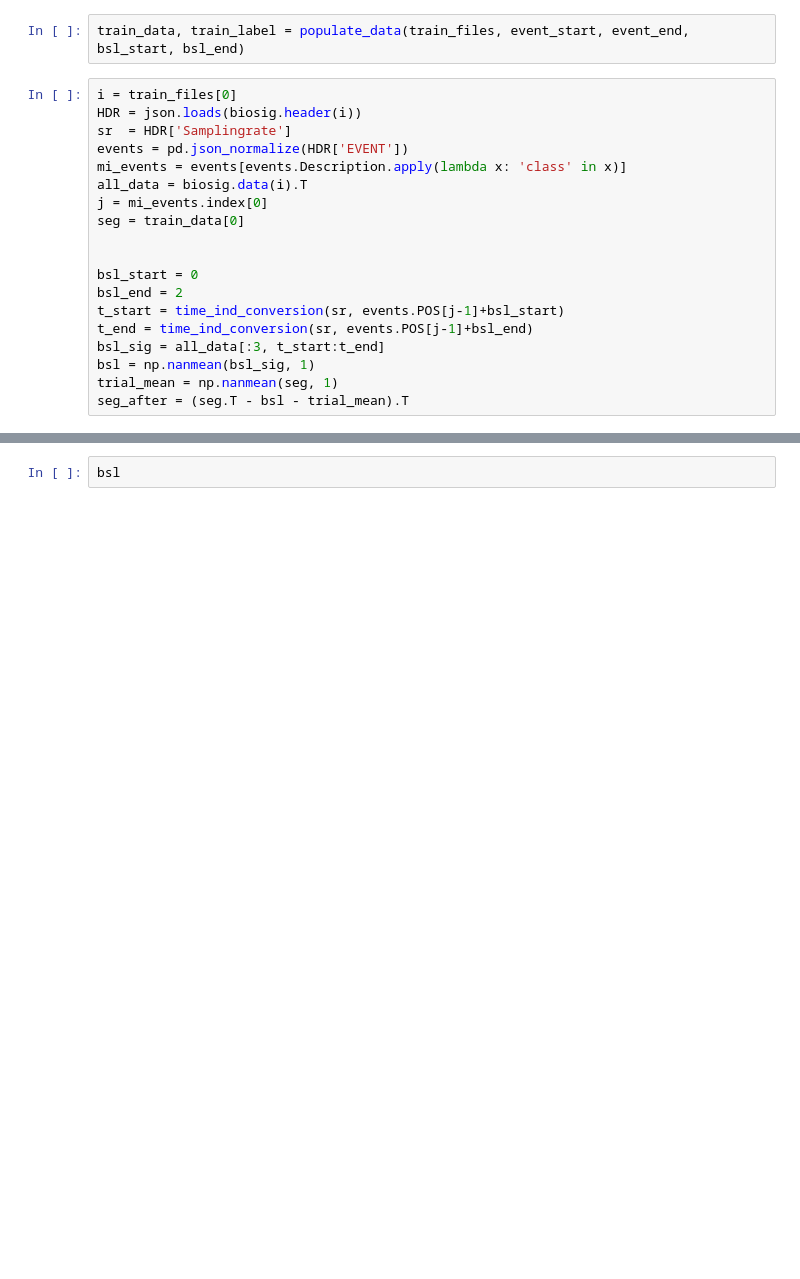
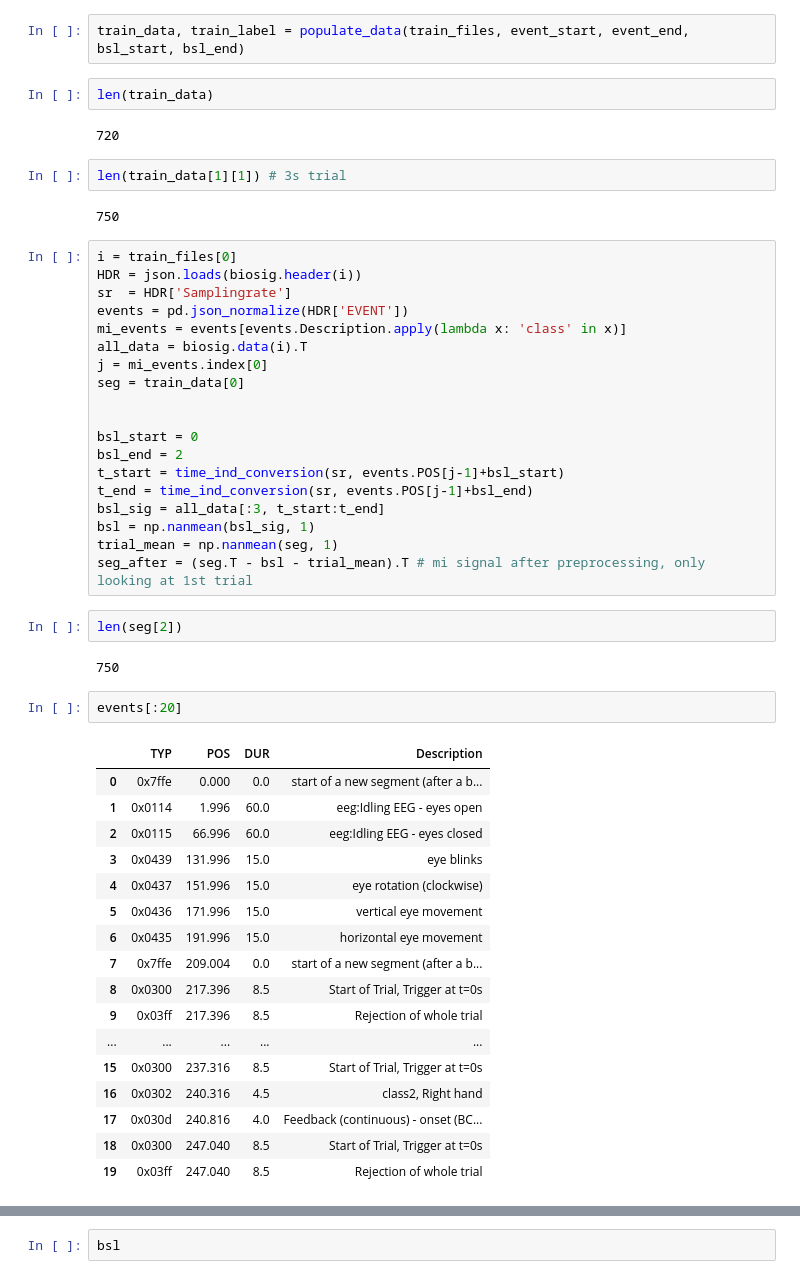
Before and after one commit to xuanyuw/LSTM_EEG_Classification, a Jupyter notebook: LSTM_EEG_Classification.ipynb, the cells around one changed output, grey strips where cells are left out. Saved outputs shown, nothing was run; the diff lists cells and outputs as text; blank space fills up the shorter version.

```diff
--- a/LSTM_EEG_Classification.ipynb
+++ b/LSTM_EEG_Classification.ipynb
@@ -157,6 +161,14 @@ def reshape_data(data, label):
 ### Look at one example (raw data)
 # %%
 train_data, train_label = populate_data(train_files, event_start, event_end, bsl_start, bsl_end)
+# %%
+len(train_data)
+# %% [output]
+720
+# %%
+len(train_data[1][1]) # 3s trial
+# %% [output]
+750
 # %%
 i = train_files[0]
 HDR = json.loads(biosig.header(i))
@@ -175,4 +187,28 @@ t_end = time_ind_conversion(sr, events.POS[j-1]+bsl_end)
 bsl_sig = all_data[:3, t_start:t_end]
 bsl = np.nanmean(bsl_sig, 1)
 trial_mean = np.nanmean(seg, 1)
-seg_after = (seg.T - bsl - trial_mean).T
+seg_after = (seg.T - bsl - trial_mean).T # mi signal after preprocessing, only looking at 1st trial
+# %%
+len(seg[2])
+# %% [output]
+750
+# %%
+events[:20]
+# %% [output]
+|  | TYP | POS | DUR | Description |
+| 0 | 0x7ffe | 0.000 | 0.0 | start of a new segment (after a b... |
+| 1 | 0x0114 | 1.996 | 60.0 | eeg:Idling EEG - eyes open |
+| 2 | 0x0115 | 66.996 | 60.0 | eeg:Idling EEG - eyes closed |
+| 3 | 0x0439 | 131.996 | 15.0 | eye blinks |
+| 4 | 0x0437 | 151.996 | 15.0 | eye rotation (clockwise) |
+| 5 | 0x0436 | 171.996 | 15.0 | vertical eye movement |
+| 6 | 0x0435 | 191.996 | 15.0 | horizontal eye movement |
+| 7 | 0x7ffe | 209.004 | 0.0 | start of a new segment (after a b... |
+| 8 | 0x0300 | 217.396 | 8.5 | Start of Trial, Trigger at t=0s |
+| 9 | 0x03ff | 217.396 | 8.5 | Rejection of whole trial |
+| ... | ... | ... | ... | ... |
+| 15 | 0x0300 | 237.316 | 8.5 | Start of Trial, Trigger at t=0s |
+| 16 | 0x0302 | 240.316 | 4.5 | class2, Right hand |
+| 17 | 0x030d | 240.816 | 4.0 | Feedback (continuous) - onset (BC... |
+| 18 | 0x0300 | 247.040 | 8.5 | Start of Trial, Trigger at t=0s |
+| 19 | 0x03ff | 247.040 | 8.5 | Rejection of whole trial |
```
Also changed, not shown: parts of 6 cells of this notebook.
